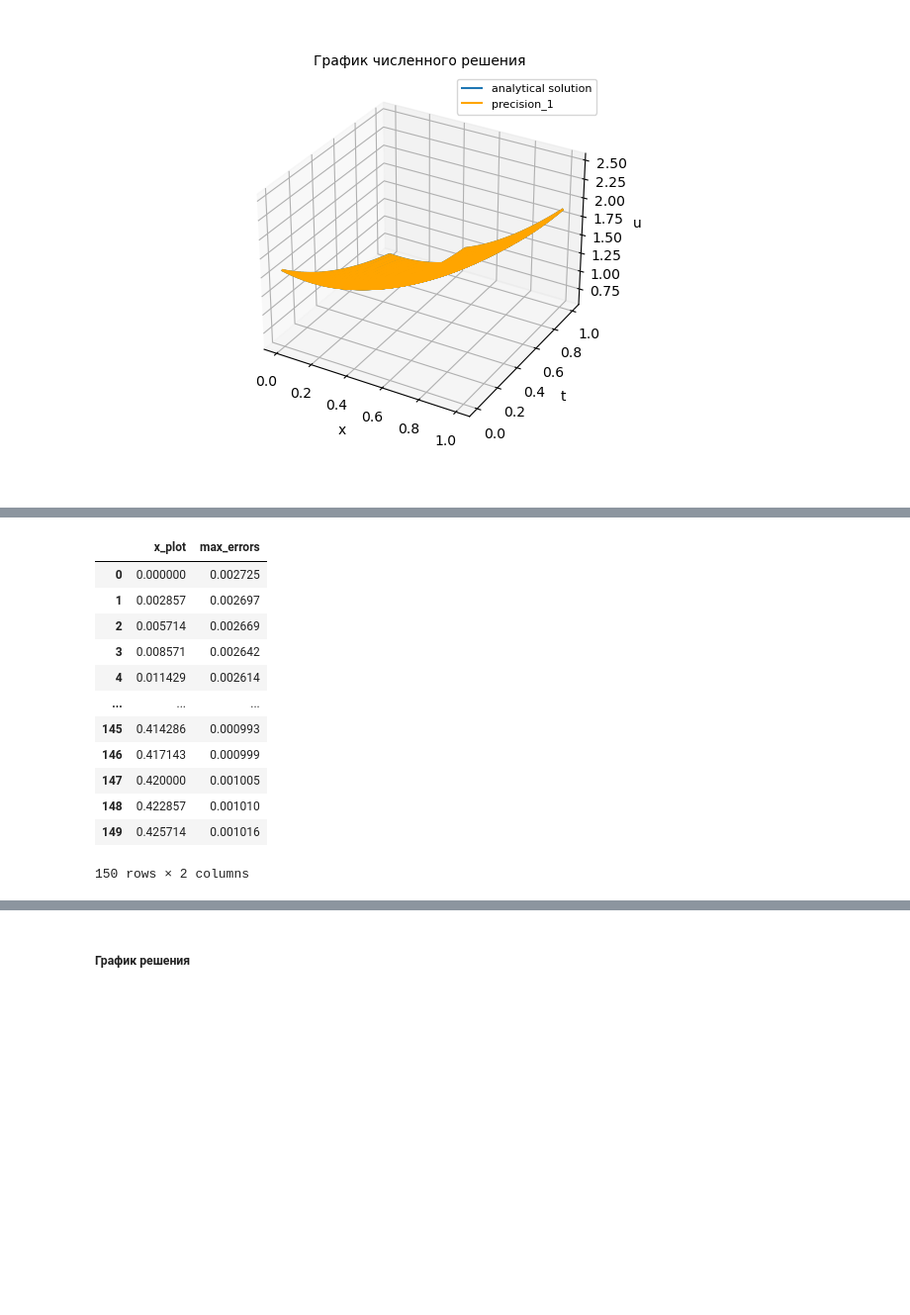
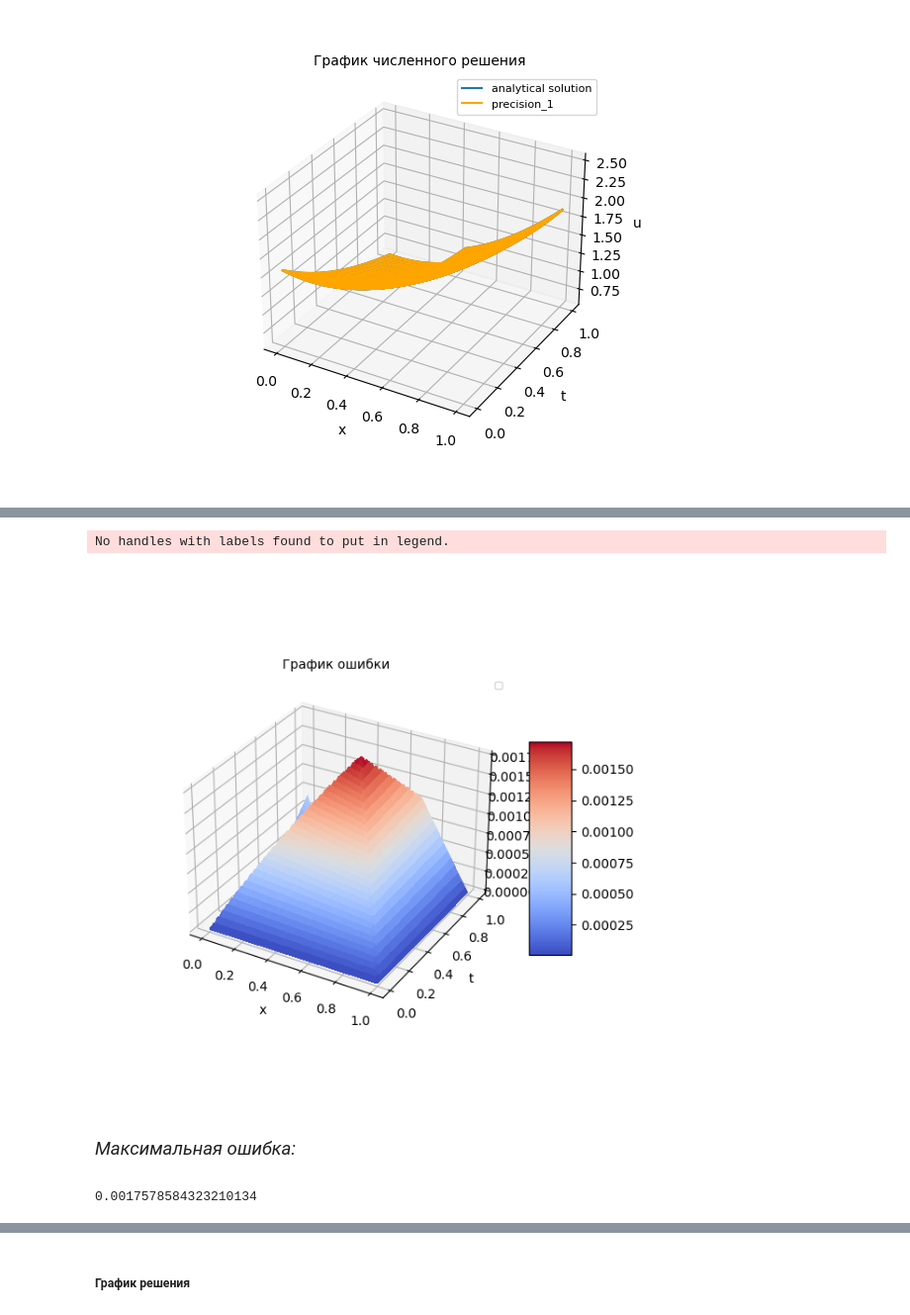
Before and after one commit to Shchetinnikov/Numerical_Methods, a Jupyter notebook: Lab7.ipynb, the cells around one changed output, grey strips where cells are left out. Shown at 99% size. Drawn from its saved outputs; the diff is of its cells as text; code cells hidden in the pictures; blank space fills up the shorter version.

```diff
--- a/Lab7.ipynb
+++ b/Lab7.ipynb
@@ -94,6 +93,3 @@ print(n)
 # %% [output]
 Введите количество узлов на оси X: 350
 350
-# %%
-T = int(input('Введите верхнюю границу на оси T: '))
-print(T)
@@ -237,16 +210,0 @@ plt.show()
-# %%
-errors_t = []
-errors_x = []
-
-for n in range(len(Z0)):
-    errors_i = [abs(z0 - z) for z0, z in zip(Z0[n], Z[n])]
-    errors_t.append(max(errors_i))
-
-for m in range(len(Z0[0])):
-    errors_i = []
-
-    for n in range(len(Z0)):
-        error = abs(Z0[n][m] - Z[n][m])
-        errors_i.append(error)
-
-    errors_x.append(max(errors_i))
@@ -274,22 +211,39 @@ df_errors_t.head(150)
-# %%
-d_errors_x = { 'x_plot': x_plot,
-               'max_errors': errors_x
-             }
-
-df_errors_x = pd.DataFrame(data=d_errors_x)
-df_errors_x.head(150)
-# %% [output]
-|  | x_plot | max_errors |
-| 0 | 0.000000 | 0.002725 |
-| 1 | 0.002857 | 0.002697 |
-| 2 | 0.005714 | 0.002669 |
-| 3 | 0.008571 | 0.002642 |
-| 4 | 0.011429 | 0.002614 |
-| ... | ... | ... |
-| 145 | 0.414286 | 0.000993 |
-| 146 | 0.417143 | 0.000999 |
-| 147 | 0.420000 | 0.001005 |
-| 148 | 0.422857 | 0.001010 |
-| 149 | 0.425714 | 0.001016 |
-150 rows × 2 columns
+# %%
+errors = []
+
+for n in range(len(Z0)):
+    errors_i = [abs(z0 - z) for z0, z in zip(Z0[n], Z[n])]
+    errors.append(errors_i)
+# %%
+X, Y = np.meshgrid(x_plot, t_plot)
+errors = np.asarray(errors)
+# %%
+fig = plt.figure(figsize=(6, 6))
+ax = fig.add_subplot(111, projection='3d')
+
+surf = ax.plot_surface(X, Y, errors, cmap=cm.coolwarm, linewidth=0, antialiased=False)
+fig.colorbar(surf, shrink=0.5, aspect=5)
+# ax.plot_wireframe(X, Y, errors,  rstride=10, cstride=10, color='', label='analytical solution')
+
+ax.set_xlabel('x', fontsize=10)
+ax.set_ylabel('t', fontsize=10)
+ax.set_zlabel('error', fontsize=10)
+
+plt.title('График ошибки', fontsize=10)
+plt.legend(fontsize=8)
+
+plt.show()
+# %% [output]
+No handles with labels found to put in legend.
+[figure, added]
+# %% [markdown]
+<span style="font-style:italic; font-size:14pt;">
+    <p>
+        Максимальная ошибка:
+    </p>
+# %%
+errors = errors.flatten()
+max(errors.tolist())
+# %% [output]
+0.0017578584323210134
 # %% [markdown]
```
Also changed, not shown: parts of 26 cells of this notebook.
